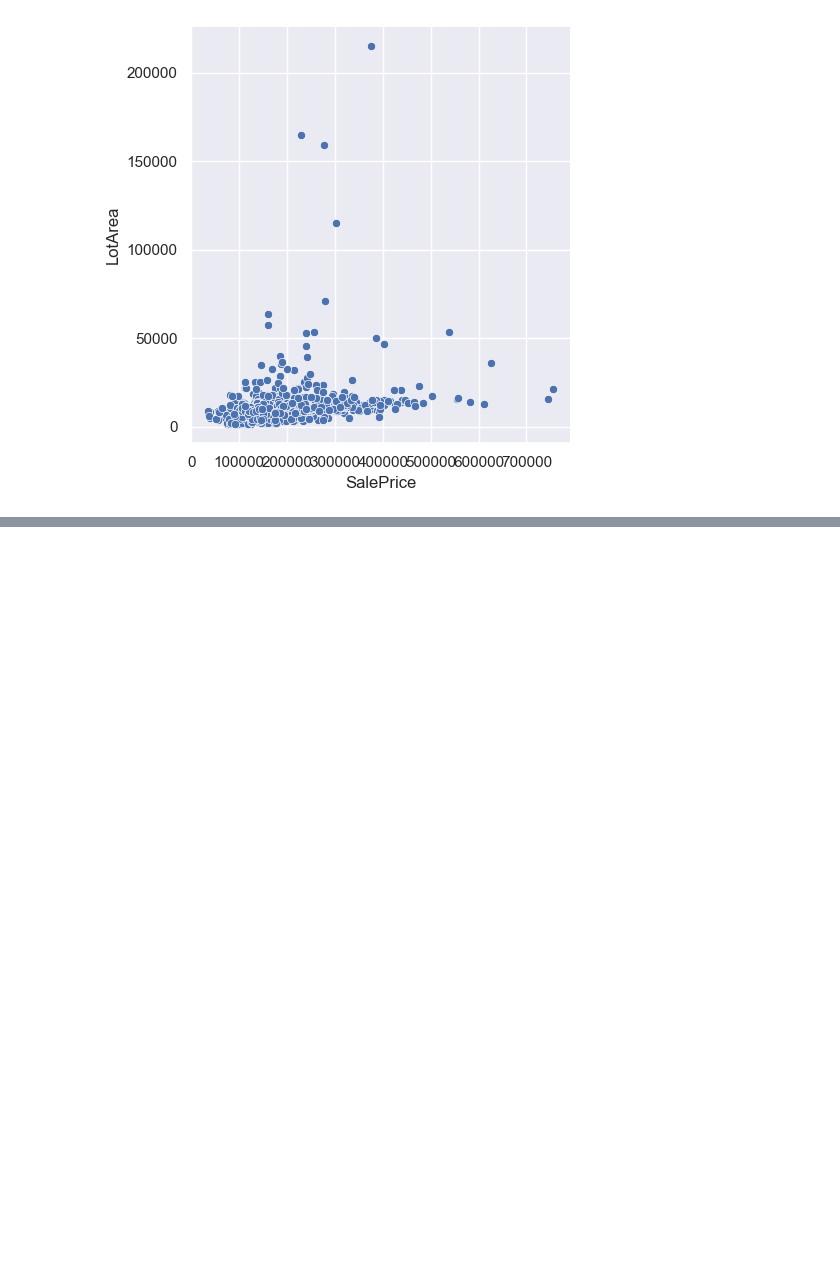
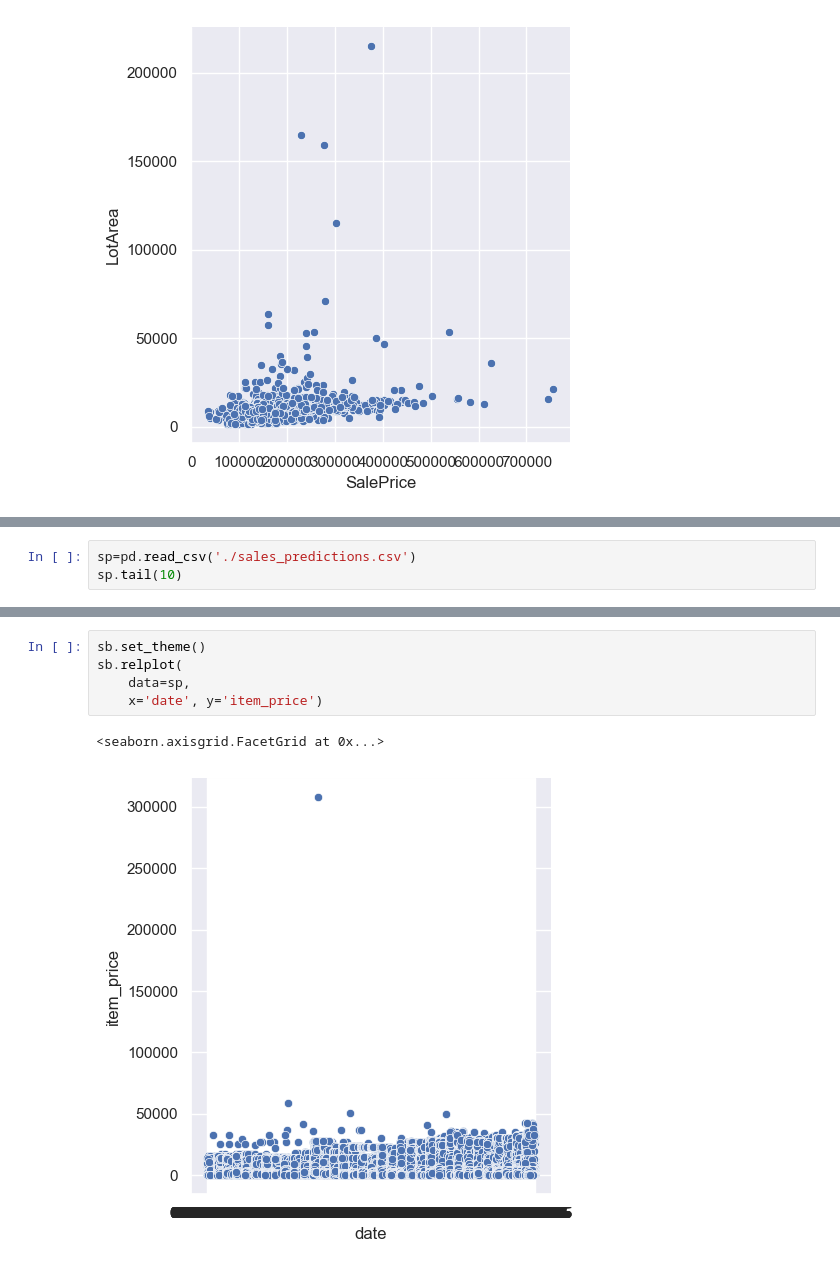
Before and after one commit to WinnMBG/H3PythonBases, a Jupyter notebook: IntroAnalyseDeDonnees.ipynb, the cells around one changed output, grey strips where cells are left out. Saved outputs shown, nothing was run; the diff lists cells and outputs as text; blank space fills up the shorter version.

```diff
--- a/IntroAnalyseDeDonnees.ipynb
+++ b/IntroAnalyseDeDonnees.ipynb
@@ -82,0 +96,3 @@ hp[ (hp['SalePrice'] < 500000)]
+# %%
+sp=pd.read_csv('./sales_predictions.csv')
+sp.tail(10)
@@ -82,0 +111,8 @@ hp[ (hp['SalePrice'] < 500000)]
+# %%
+sb.set_theme()
+sb.relplot(
+    data=sp,
+    x='date', y='item_price')
+# %% [output]
+<seaborn.axisgrid.FacetGrid at 0x...>
+[figure, added]
```
Also changed, not shown: parts of 13 cells of this notebook.
